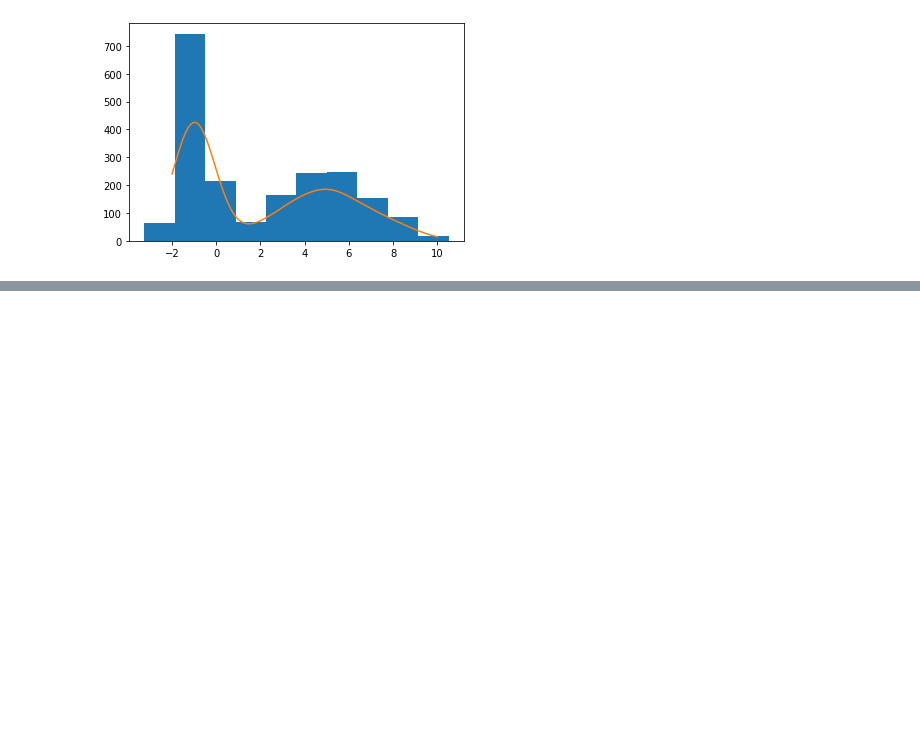
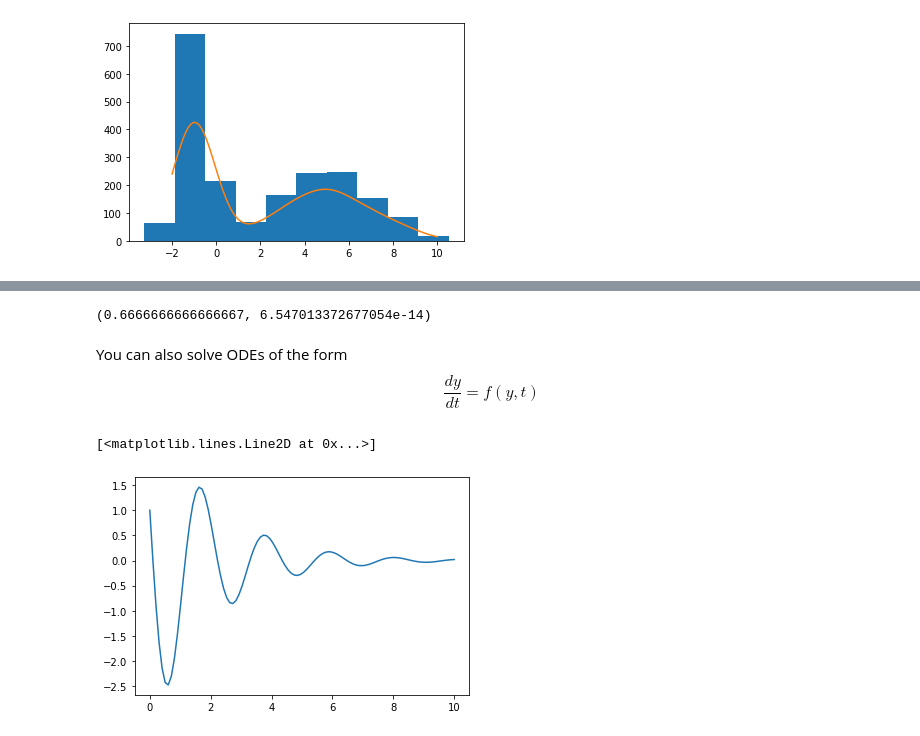
Before and after one commit to angelacpd/Scientific_Python, a Jupyter notebook: Lecture_5.ipynb, the cells around one changed output, grey strips where cells are left out. Saved outputs shown, nothing was run; the diff lists cells and outputs as text; code cells hidden in the pictures; blank space fills up the shorter version.

Commit message:
Lecture 5: SciPy - Numerical Integration scipy.integrate

```diff
--- a/Lecture_5.ipynb
+++ b/Lecture_5.ipynb
@@ -388,0 +395,7 @@ plt.plot(x_fine, np.sum(counts) * pdf(x_fine))
+# %%
+def f(x):
+    return x**2 + 5*x + np.sin(x)
+# %%
+integ.quad(f,-1,1)
+# %% [output]
+(0.6666666666666667, 6.547013372677054e-14)
@@ -388,0 +404,14 @@ plt.plot(x_fine, np.sum(counts) * pdf(x_fine))
+# %% [markdown]
+You can also solve ODEs of the form
+$$ \frac{dy}{dt} = f(y,t) $$
+# %%
+def f(y,t):
+    return (y[1], -y[1] - 9*y[0])
+# %%
+t = np.linspace(0,10,100)
+Y = integ.odeint(f,[1,1],t)
+# %%
+plt.plot(t,Y[:,1])
+# %% [output]
+[<matplotlib.lines.Line2D at 0x...>]
+[figure, added]
```
Also changed, not shown: parts of 6 cells of this notebook.
